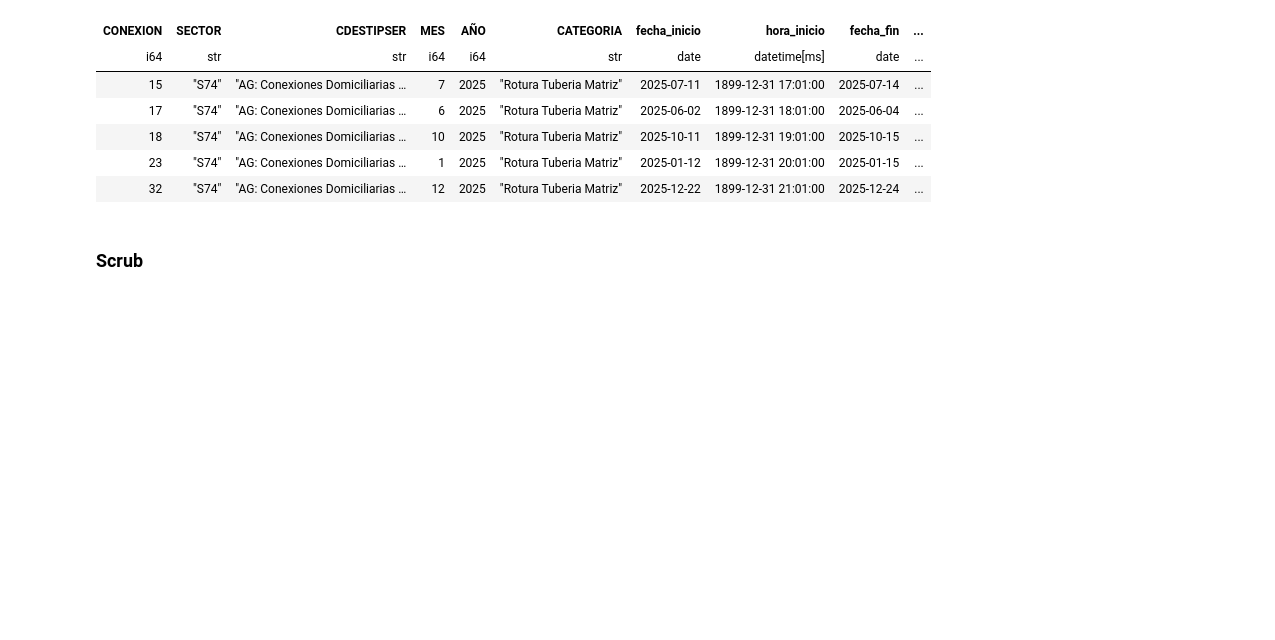
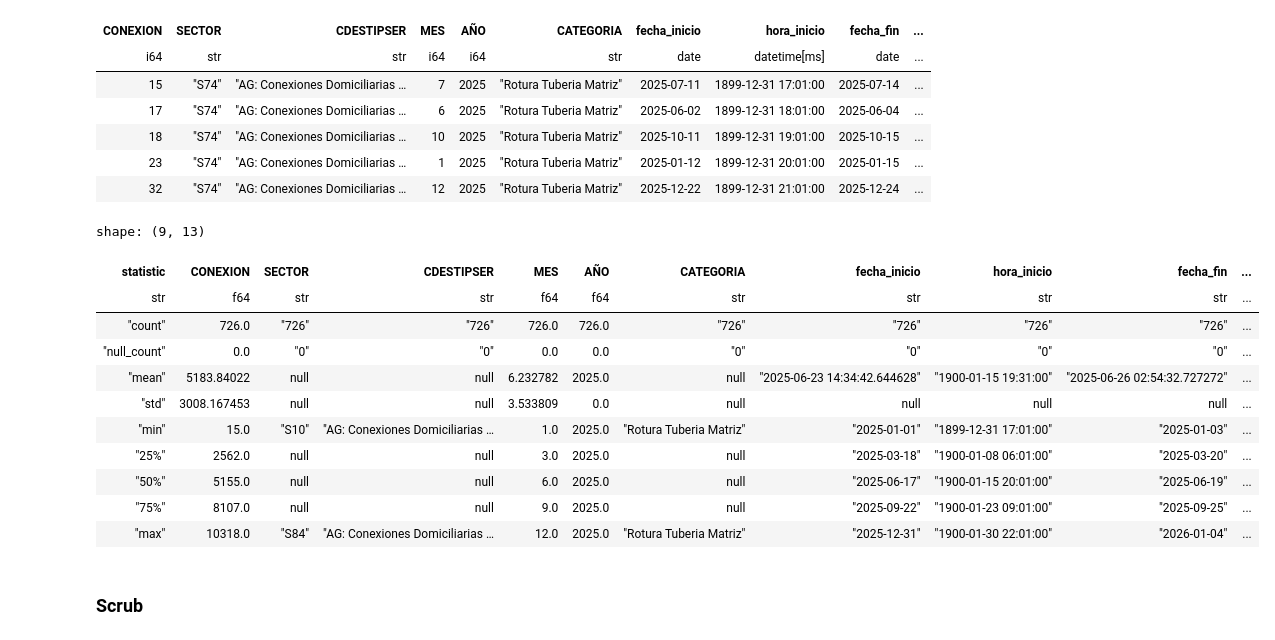
Before and after one commit to khar20/datathon-sunass, a Jupyter notebook: main.ipynb, the cells around one changed output. Saved outputs shown, nothing was run; the diff lists cells and outputs as text; code cells hidden in the pictures; blank space fills up the shorter version.

```diff
--- a/main.ipynb
+++ b/main.ipynb
@@ -19,5 +19,20 @@ shape: (5, 12)
 | 18 | "S74" | "AG: Conexiones Domiciliarias … | 10 | 2025 | "Rotura Tuberia Matriz" | 2025-10-11 | 1899-12-31 19:01:00 | 2025-10-15 | ... |
 | 23 | "S74" | "AG: Conexiones Domiciliarias … | 1 | 2025 | "Rotura Tuberia Matriz" | 2025-01-12 | 1899-12-31 20:01:00 | 2025-01-15 | ... |
 | 32 | "S74" | "AG: Conexiones Domiciliarias … | 12 | 2025 | "Rotura Tuberia Matriz" | 2025-12-22 | 1899-12-31 21:01:00 | 2025-12-24 | ... |
+# %%
+df_02.describe()
+# %% [output]
+shape: (9, 13)
+| statistic | CONEXION | SECTOR | CDESTIPSER | MES | AÑO | CATEGORIA | fecha_inicio | hora_inicio | fecha_fin | ... |
+| str | f64 | str | str | f64 | f64 | str | str | str | str | ... |
+| "count" | 726.0 | "726" | "726" | 726.0 | 726.0 | "726" | "726" | "726" | "726" | ... |
+| "null_count" | 0.0 | "0" | "0" | 0.0 | 0.0 | "0" | "0" | "0" | "0" | ... |
+| "mean" | 5183.84022 | null | null | 6.232782 | 2025.0 | null | "2025-06-23 14:34:42.644628" | "1900-01-15 19:31:00" | "2025-06-26 02:54:32.727272" | ... |
+| "std" | 3008.167453 | null | null | 3.533809 | 0.0 | null | null | null | null | ... |
+| "min" | 15.0 | "S10" | "AG: Conexiones Domiciliarias … | 1.0 | 2025.0 | "Rotura Tuberia Matriz" | "2025-01-01" | "1899-12-31 17:01:00" | "2025-01-03" | ... |
+| "25%" | 2562.0 | null | null | 3.0 | 2025.0 | null | "2025-03-18" | "1900-01-08 06:01:00" | "2025-03-20" | ... |
+| "50%" | 5155.0 | null | null | 6.0 | 2025.0 | null | "2025-06-17" | "1900-01-15 20:01:00" | "2025-06-19" | ... |
+| "75%" | 8107.0 | null | null | 9.0 | 2025.0 | null | "2025-09-22" | "1900-01-23 09:01:00" | "2025-09-25" | ... |
+| "max" | 10318.0 | "S84" | "AG: Conexiones Domiciliarias … | 12.0 | 2025.0 | "Rotura Tuberia Matriz" | "2025-12-31" | "1900-01-30 22:01:00" | "2026-01-04" | ... |
 # %% [markdown]
 ### Scrub
```
Also changed, not shown: parts of 6 cells of this notebook.
